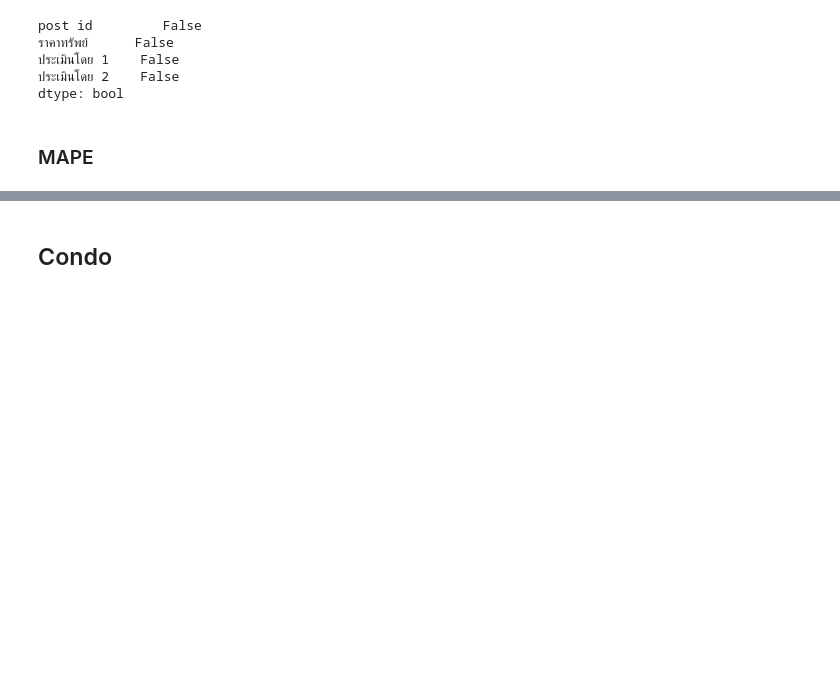
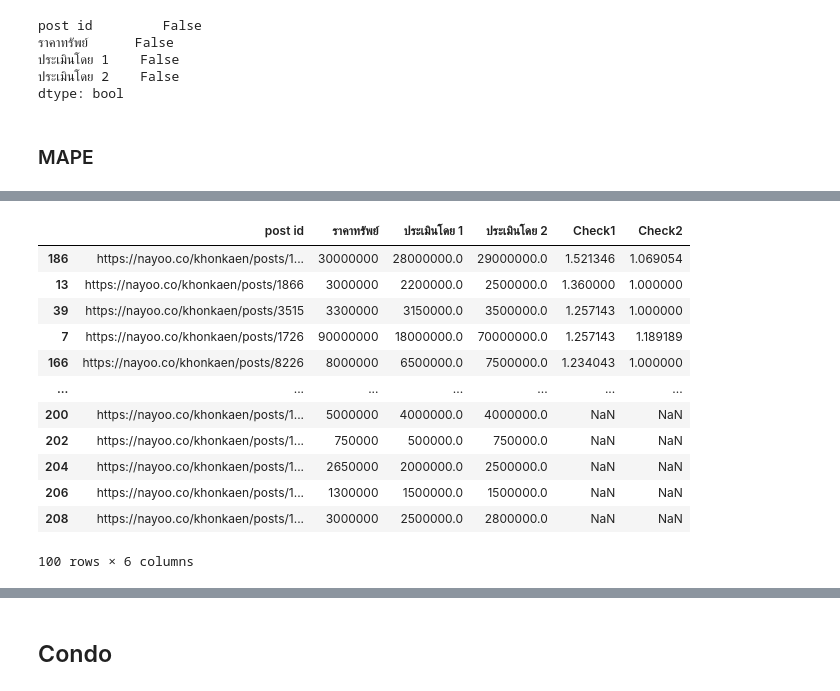
Before and after one commit to gxilly/bsc_dpdm22, a Jupyter notebook: [dataprep1]_property_estimator.ipynb, the cells around one changed output, grey strips where cells are left out. Drawn from its saved outputs; the diff is of its cells as text; code cells hidden in the pictures; blank space fills up the shorter version.

```diff
--- a/[dataprep1]_property_estimator.ipynb
+++ b/[dataprep1]_property_estimator.ipynb
@@ -369,0 +489,16 @@ print(f' MAPE ราคาทรัพย์กับผู้ประเมิ
+# %%
+ass_l.sort_values(by=['Check1'], ascending=False)
+# %% [output]
+|  | post id | ราคาทรัพย์ | ประเมินโดย 1 | ประเมินโดย 2 | Check1 | Check2 |
+| 186 | https://nayoo.co/khonkaen/posts/1... | 30000000 | 28000000.0 | 29000000.0 | 1.521346 | 1.069054 |
+| 13 | https://nayoo.co/khonkaen/posts/1866 | 3000000 | 2200000.0 | 2500000.0 | 1.360000 | 1.000000 |
+| 39 | https://nayoo.co/khonkaen/posts/3515 | 3300000 | 3150000.0 | 3500000.0 | 1.257143 | 1.000000 |
+| 7 | https://nayoo.co/khonkaen/posts/1726 | 90000000 | 18000000.0 | 70000000.0 | 1.257143 | 1.189189 |
+| 166 | https://nayoo.co/khonkaen/posts/8226 | 8000000 | 6500000.0 | 7500000.0 | 1.234043 | 1.000000 |
+| ... | ... | ... | ... | ... | ... | ... |
+| 200 | https://nayoo.co/khonkaen/posts/1... | 5000000 | 4000000.0 | 4000000.0 | NaN | NaN |
+| 202 | https://nayoo.co/khonkaen/posts/1... | 750000 | 500000.0 | 750000.0 | NaN | NaN |
+| 204 | https://nayoo.co/khonkaen/posts/1... | 2650000 | 2000000.0 | 2500000.0 | NaN | NaN |
+| 206 | https://nayoo.co/khonkaen/posts/1... | 1300000 | 1500000.0 | 1500000.0 | NaN | NaN |
+| 208 | https://nayoo.co/khonkaen/posts/1... | 3000000 | 2500000.0 | 2800000.0 | NaN | NaN |
+100 rows × 6 columns
```
Also changed, not shown: parts of 23 cells of this notebook.
